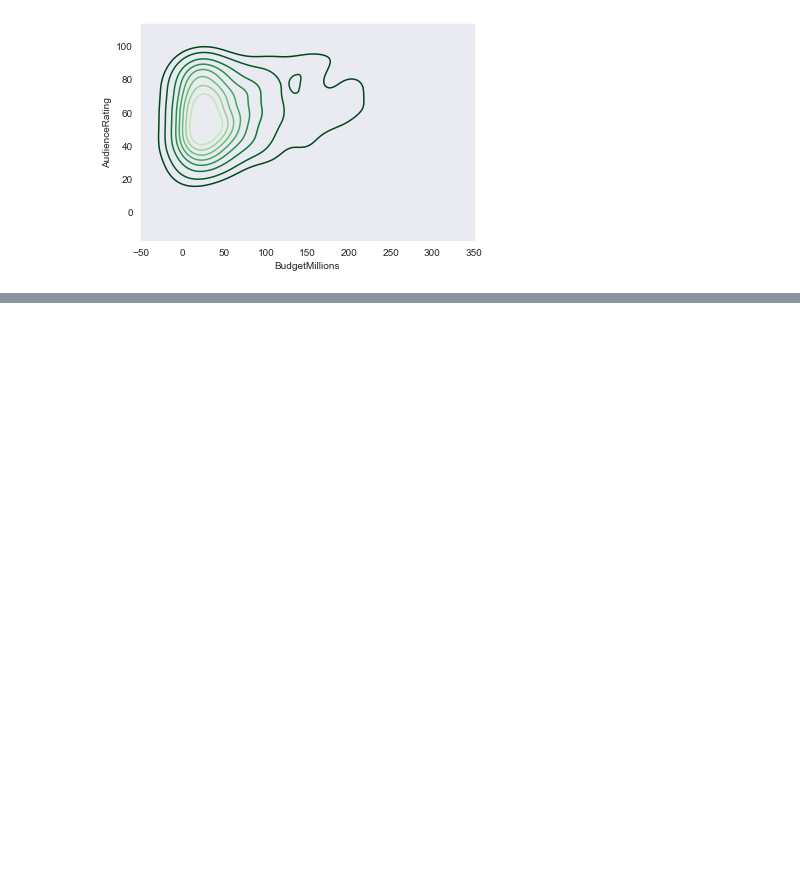
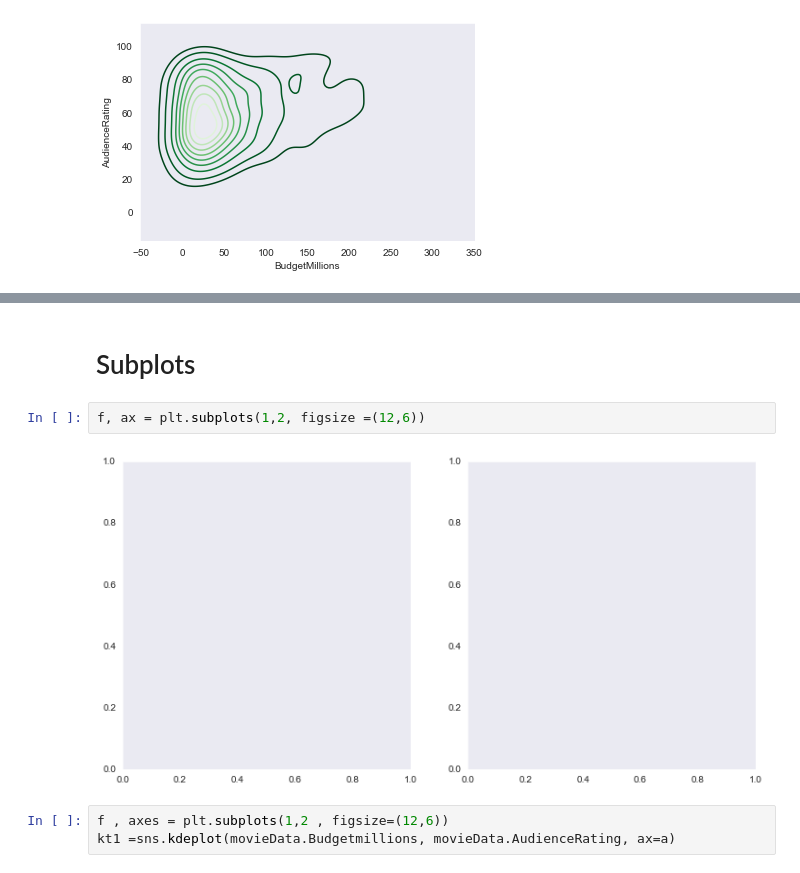
Before and after one commit to 07vikash/Movie-Rating-analysis, a Jupyter notebook: Movie-rating-analysis.ipynb, the cells around one changed output, grey strips where cells are left out. Saved outputs shown, nothing was run; the diff lists cells and outputs as text; blank space fills up the shorter version.

```diff
--- a/Movie-rating-analysis.ipynb
+++ b/Movie-rating-analysis.ipynb
@@ -371,0 +378,9 @@ kk01 = sns.kdeplot(movieData.BudgetMillions, movieData.Audience)
+# %% [markdown]
+# Subplots
+# %%
+f, ax = plt.subplots(1,2, figsize =(12,6))
+# %% [output]
+[figure, added]
+# %%
+f , axes = plt.subplots(1,2 , figsize=(12,6))
+kt1 =sns.kdeplot(movieData.Budgetmillions, movieData.AudienceRating, ax=a)
```
Also changed, not shown: parts of 2 cells of this notebook.
